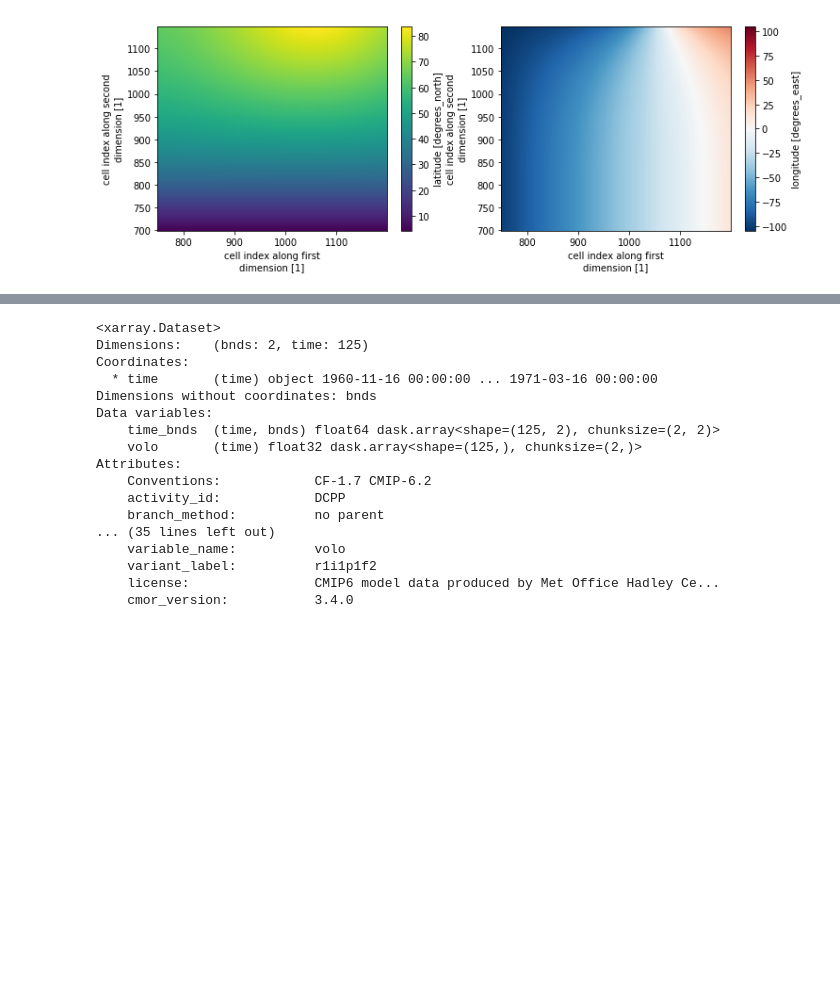
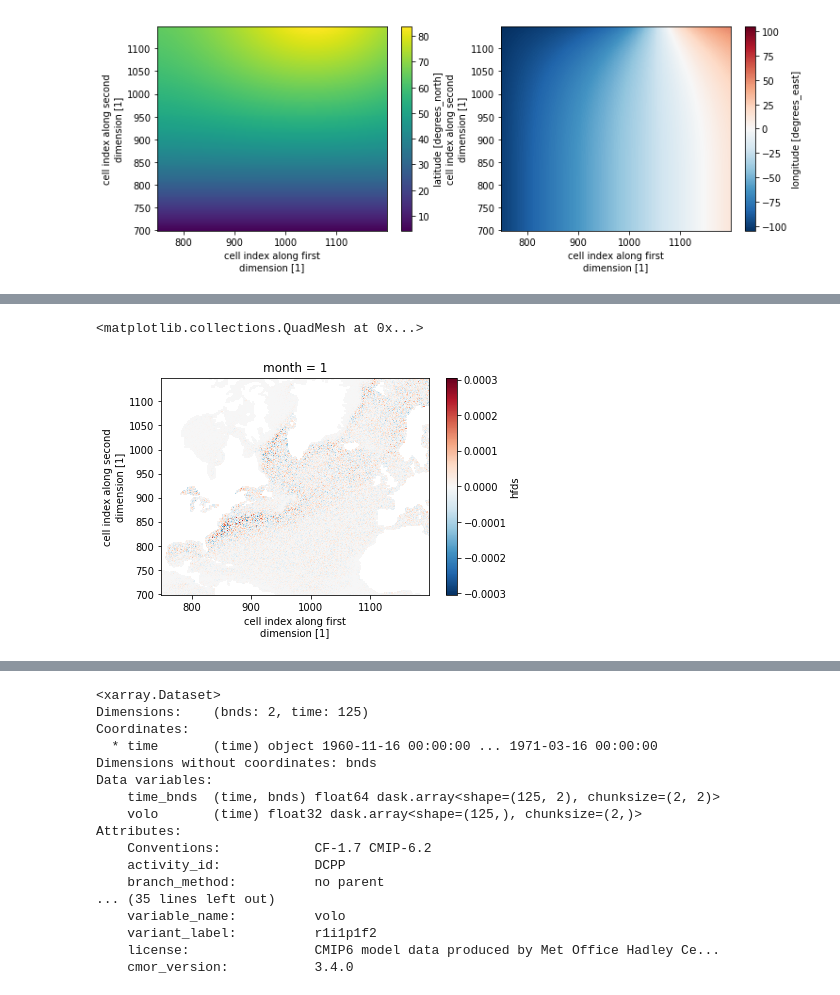
Before and after one commit to hmkhatri/AMOC_Variability_DePreSys_MET, a Jupyter notebook: Notebooks/Initial_Analysis.ipynb, the cells around one changed output, grey strips where cells are left out. Drawn from its saved outputs; the diff is of its cells as text; code cells hidden in the pictures; blank space fills up the shorter version.

```diff
--- a/Notebooks/Initial_Analysis.ipynb
+++ b/Notebooks/Initial_Analysis.ipynb
@@ -453,0 +520,6 @@ ds.longitude.plot()
+# %%
+tmp = ds['hfds'].isel(time=slice(2,125,12)).mean(['r', 'time'])
+(tmp - hfds_clim.isel(month=0)).plot()
+# %% [output]
+<matplotlib.collections.QuadMesh at 0x...>
+[figure, added]
```
Also changed, not shown: parts of 10 cells of this notebook.
